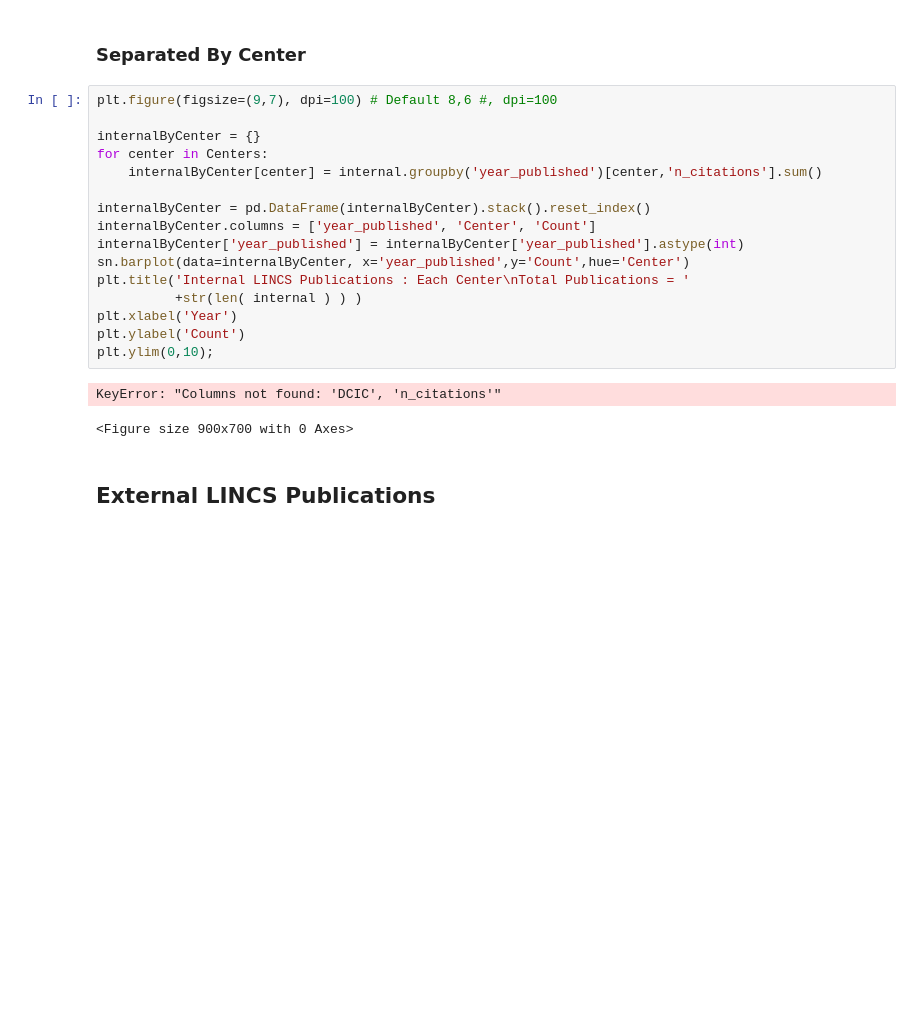
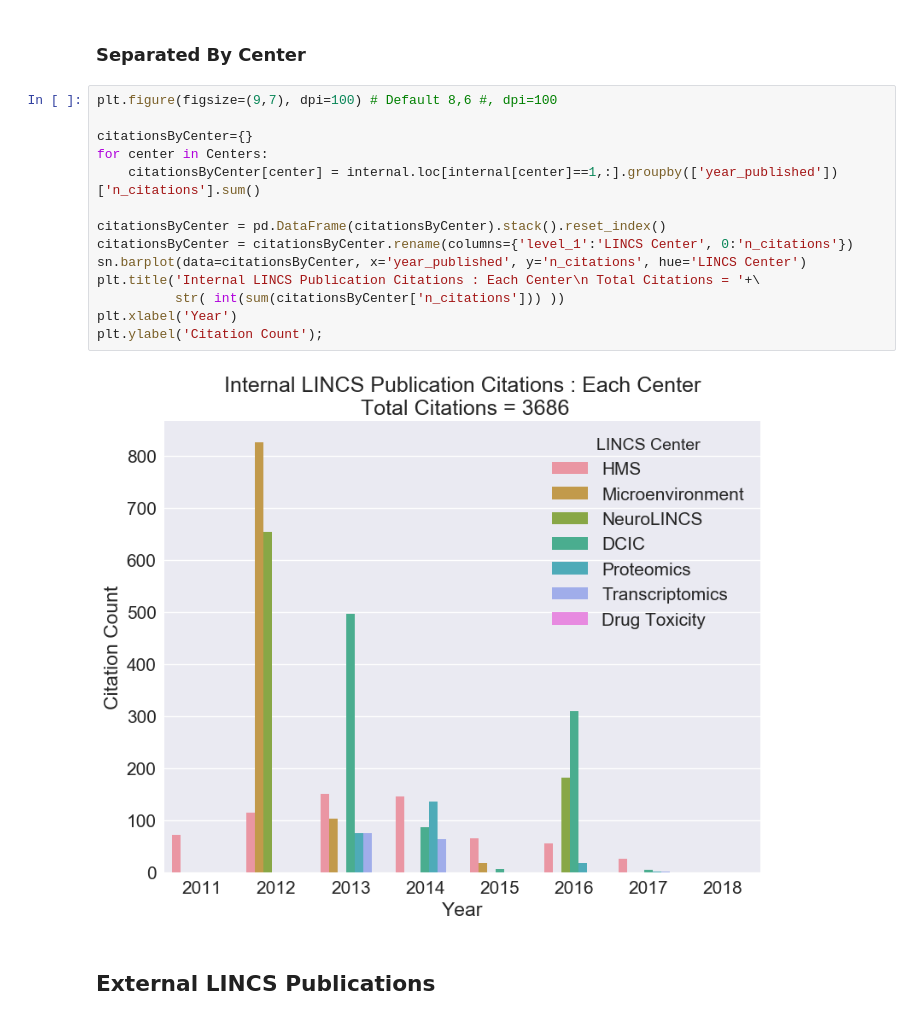
Before and after one commit to MaayanLab/LINCS-Publications-Report, a Jupyter notebook: LINCS_publications.ipynb, the cells around one changed output. Saved outputs shown, nothing was run; the diff lists cells and outputs as text; blank space fills up the shorter version.

```diff
--- a/LINCS_publications.ipynb
+++ b/LINCS_publications.ipynb
@@ -299,22 +311,19 @@ ValueError: Could not interpret input 'n_citations'
 # %%
 plt.figure(figsize=(9,7), dpi=100) # Default 8,6 #, dpi=100
 
-internalByCenter = {}
+citationsByCenter={}
 for center in Centers:
-    internalByCenter[center] = internal.groupby('year_published')[center,'n_citations'].sum()
+    citationsByCenter[center] = internal.loc[internal[center]==1,:].groupby(['year_published'])['n_citations'].sum()
 
-internalByCenter = pd.DataFrame(internalByCenter).stack().reset_index()
-internalByCenter.columns = ['year_published', 'Center', 'Count']
-internalByCenter['year_published'] = internalByCenter['year_published'].astype(int)
-sn.barplot(data=internalByCenter, x='year_published',y='Count',hue='Center')
-plt.title('Internal LINCS Publications : Each Center\nTotal Publications = '
-          +str(len( internal ) ) )
+citationsByCenter = pd.DataFrame(citationsByCenter).stack().reset_index()
+citationsByCenter = citationsByCenter.rename(columns={'level_1':'LINCS Center', 0:'n_citations'})
+sn.barplot(data=citationsByCenter, x='year_published', y='n_citations', hue='LINCS Center')
+plt.title('Internal LINCS Publication Citations : Each Center\n Total Citations = '+\
+          str( int(sum(citationsByCenter['n_citations'])) ))
 plt.xlabel('Year')
-plt.ylabel('Count')
-plt.ylim(0,10);
+plt.ylabel('Citation Count');
 # %% [output]
-KeyError: "Columns not found: 'DCIC', 'n_citations'"
-<Figure size 900x700 with 0 Axes>
+[figure, added]
 # %% [markdown]
 ## External LINCS Publications
 # %%
```
Also changed, not shown: parts of 4 cells of this notebook, 1 other file.
